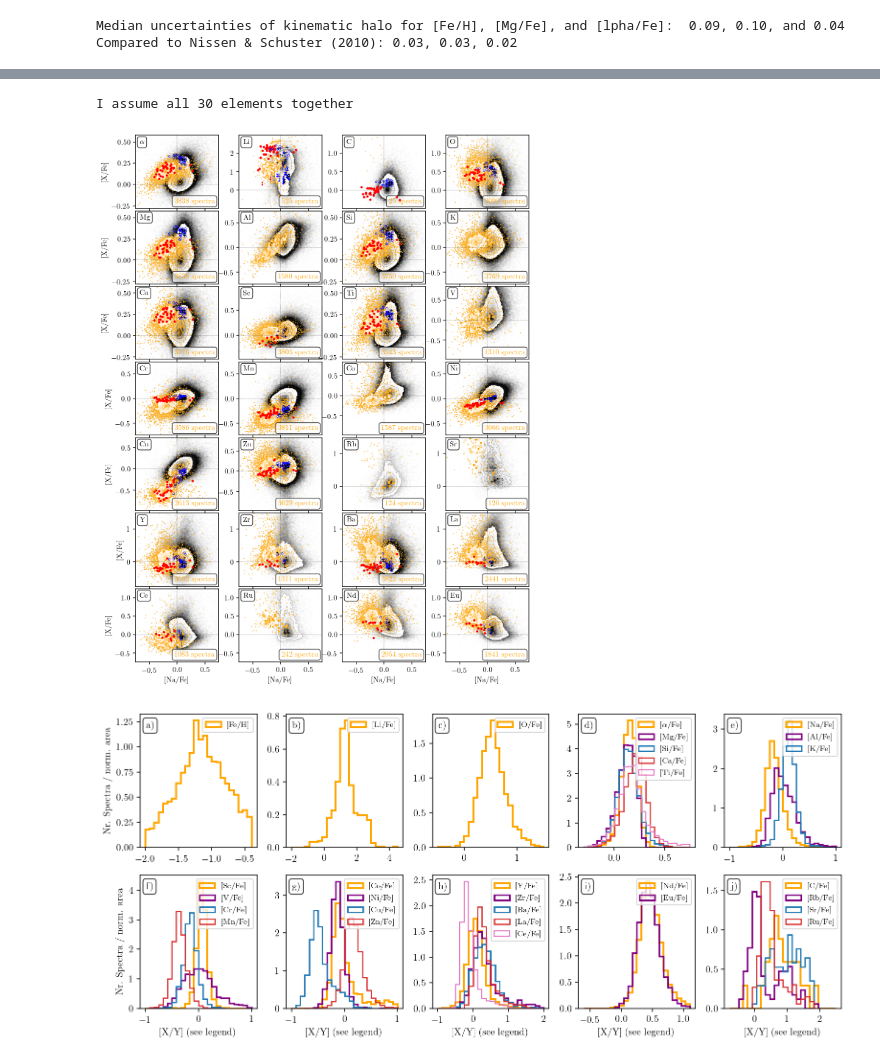
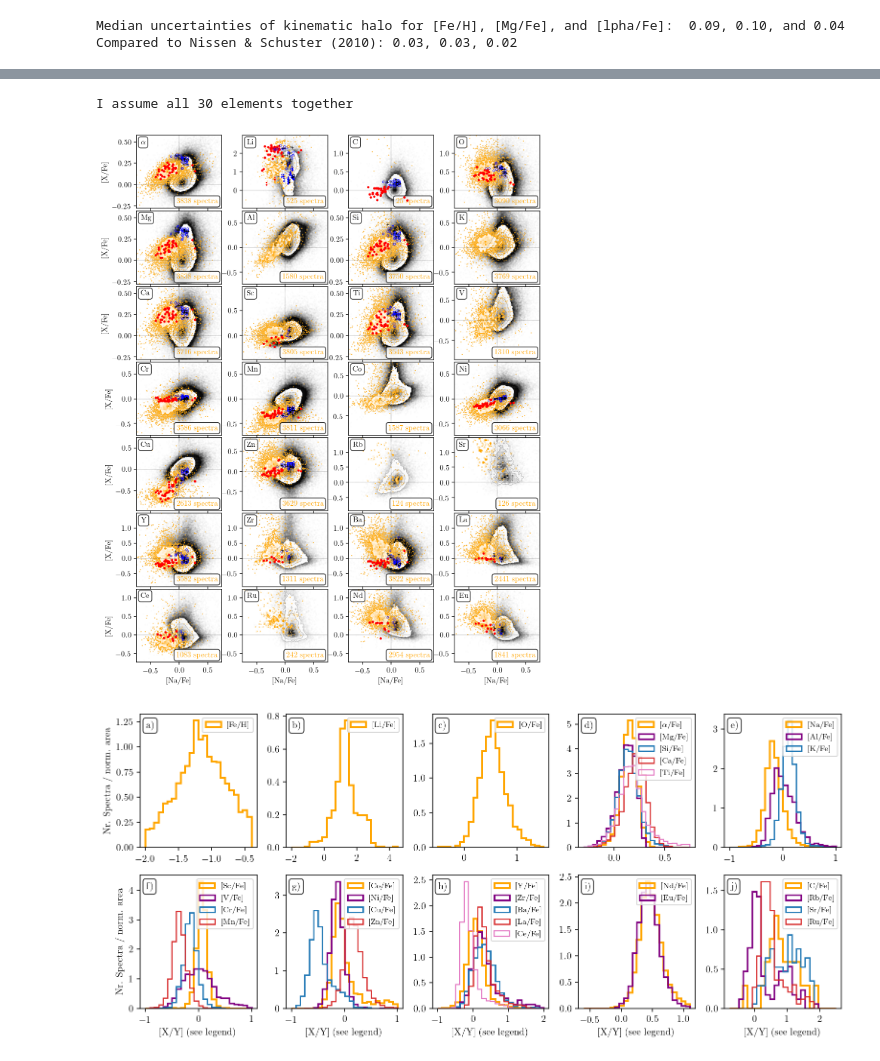
Before and after one commit to svenbuder/Accreted-stars-in-GALAH-DR3, a Jupyter notebook: figures/chemical_differences.ipynb, the cells around one changed output, grey strips where cells are left out. Saved outputs shown, nothing was run; the diff lists cells and outputs as text; code cells hidden in the pictures.

```diff
--- a/figures/chemical_differences.ipynb
+++ b/figures/chemical_differences.ipynb
@@ -1045,15 +896,15 @@ CHANGE TO INITIAL [FE/H] SELECTION: now < -0.4 instead of -0.5
 # %%
 # Get the Nissen 2010, 2011, 2012, 2014 data and Fishlock 2017 data
 
-#N10 = Table.read('../../data/Nissen2010_AA_511_10.fits',1) # no [X/Fe] data in this extension
-N10 = Table.read('../../data/Nissen2010_AA_511_10.fits',2)
+#N10 = Table.read('../data/Nissen2010_AA_511_10.fits',1) # no [X/Fe] data in this extension
+N10 = Table.read('../data/Nissen2010_AA_511_10.fits',2)
 N10['ID'] = [N10['Name'][index].replace(' ','') for index in range(len(N10['Name']))]
 
-N11 = Table.read('../../data/Nissen2011_AA_530_15.fits',1)
-N12 = Table.read('../../data/Nissen2012_AA_543_28.fits',1)
+N11 = Table.read('../data/Nissen2011_AA_530_15.fits',1)
+N12 = Table.read('../data/Nissen2012_AA_543_28.fits',1)
 N12['ID'] = [N12['ID'][index].replace(' ','') for index in range(len(N12['ID']))]
 #N14_1 = Table.read('../../data/Nissen2014_AA_568_25.fits',1) # no overlap with N10
-N14 = Table.read('../../data/Nissen2014_AA_568_25.fits',2)
+N14 = Table.read('../data/Nissen2014_AA_568_25.fits',2)
 N14['ID'] = [N14['Name'][index].replace(' ','') for index in range(len(N14['Name']))]
 
 # Match the N12 and N14 with N10; N11 already exact match with N10
@@ -1580,7 +1431,7 @@ def add_nissen_nafe_xfe(ax, each):
             marker='o', c='r',**extra_kwargs
         )
 # %%
-def add_galah_nafe_xfe(ax, each):
+def add_galah_nafe_xfe(ax, each, msto_only=False, good_plx=False):
 
     base_elem = (
         basic_cuts_mgalpha &
@@ -1592,6 +1443,10 @@ def add_galah_nafe_xfe(ax, each):
         (data['flag_Na_fe'] == 0) &
         (data['flag_'+each+'_fe'] == 0)
     )
+    if msto_only:
+        lah_elem = lah_elem & msto
+    if good_plx:
+        lah_elem = lah_elem & (data['parallax_dr2']/data['parallax_error_dr2'] > 15)
 
     if each in ['Li']:
         ybins = np.linspace(-0.98,2.98,50)
@@ -1608,7 +1463,8 @@ def add_galah_nafe_xfe(ax, each):
     if each in ['V','Co','Zn']:
         ybins = np.linspace(-0.98,0.84,50)
     if each in ['Rb','Sr','Y','Zr','Ba','La']:
-        ybins = np.linspace(-0.74,1.48,50)
+        ybins = np.linspace(-0.94,1.48,50)
+        ax.set_yticks([-0.5,0.0,0.5,1.0])
     if each in ['Ru','Ce','Nd','Eu']:
         ybins = np.linspace(-0.74,1.24,50)
 
@@ -1641,7 +1497,7 @@ def add_galah_nafe_xfe(ax, each):
         lw=0,
         alpha=0.9
     )
-    if each != 'C':
+    if (each != 'C') & (~msto_only) & (~good_plx):
         corner.hist2d(
             data['Na_fe'][lah_elem],
             data[each+'_fe'][lah_elem],
@@ -1662,7 +1518,7 @@ def add_galah_nafe_xfe(ax, each):
 
     ax.text(0.95,0.05,str(len(data['Na_fe'][lah_elem]))+' spectra',
             color='orange',transform=ax.transAxes,ha='right',va='bottom',
-            bbox=dict(boxstyle='round', facecolor='w', alpha=0.75))
+            bbox=dict(boxstyle='round', facecolor='w', alpha=0.85))
 # %%
 element_groups = dict()
 # element_groups['light_proton'] = ['Li','C','O']
@@ -1744,7 +1600,7 @@ def plot_feh_xfe_nissen(element_group_name):
 # for each_element_group in element_groups.keys():
 #     plot_feh_xfe_nissen(element_group_name = each_element_group)
 # %%
-def plot_nafe_xfe_nissen(element_group_name):
+def plot_nafe_xfe_nissen(element_group_name, msto_only=False, good_plx=False):
 
     group_length = len(element_groups[element_group_name])
 
@@ -1767,7 +1623,7 @@ def plot_nafe_xfe_nissen(element_group_name):
     else:
         print('I assume all 30 elements together')
         cols = 4; rows = 7
-        figsize=(8.3,10.65)
+        figsize=(8.3,10.4)
         dpi=150
 
     if ('Li' in element_groups[element_group_name]) | (group_length > 8):
@@ -1793,33 +1649,44 @@ def plot_nafe_xfe_nissen(element_group_name):
             elif each_id < 6*cols:
                 ax = gs[5,each_id-5*cols]
             elif each_id < 7*cols:
                 ax = gs[6,each_id-6*cols]
         if each_id >= (rows-1)*cols:
             ax.set_xlabel('[Na/Fe]')
 
         add_nissen_nafe_xfe(ax, each)
 
-        add_galah_nafe_xfe(ax, each)
+        add_galah_nafe_xfe(ax, each, msto_only=msto_only, good_plx=good_plx)
 
         if each_id%cols==0:
             ax.set_ylabel('[X/Fe]')
 
 #         if each in ['Sc','V','Cr','Mn','Co','Ni','Cu','Zn']:
 #             ax.set_yticks([-0.5,0,0.5,1.0,1.5])
 
         if each == 'alpha':
             each = r'$\alpha$'
         ax.text(0.05,0.95,each,transform=ax.transAxes,ha='left',va='top',bbox=dict(boxstyle='round', facecolor='w', alpha=0.75))
         ax.axhline(lw=0.2,ls='dashed',color='k')
         ax.axvline(lw=0.2,ls='dashed',color='k')
 
     plt.tight_layout(h_pad=0,w_pad=0)
 
-    plt.savefig('nafe_xfe_nissen_'+element_group_name+'.png',dpi=dpi,bbox_inches='tight')
+    if msto_only:
+        plt.savefig('nafe_xfe_nissen_'+element_group_name+'_msto.png',dpi=dpi,bbox_inches='tight')
+    elif good_plx:
+        plt.savefig('nafe_xfe_nissen_'+element_group_name+'_plx.png',dpi=dpi,bbox_inches='tight')
+    else:
+        plt.savefig('nafe_xfe_nissen_'+element_group_name+'.png',dpi=dpi,bbox_inches='tight')
     #plt.close()
 
 for each_element_group in element_groups.keys():
     plot_nafe_xfe_nissen(element_group_name=each_element_group)
+
+# for each_element_group in element_groups.keys():
+#     plot_nafe_xfe_nissen(element_group_name=each_element_group, msto_only = True)
+
+# for each_element_group in element_groups.keys():
+#     plot_nafe_xfe_nissen(element_group_name=each_element_group, good_plx = True)
 # %% [output]
 I assume all 30 elements together
-[figure, old version]
+[figure, new version]
```
Also changed, not shown: parts of 4 cells of this notebook, 5 other files.
